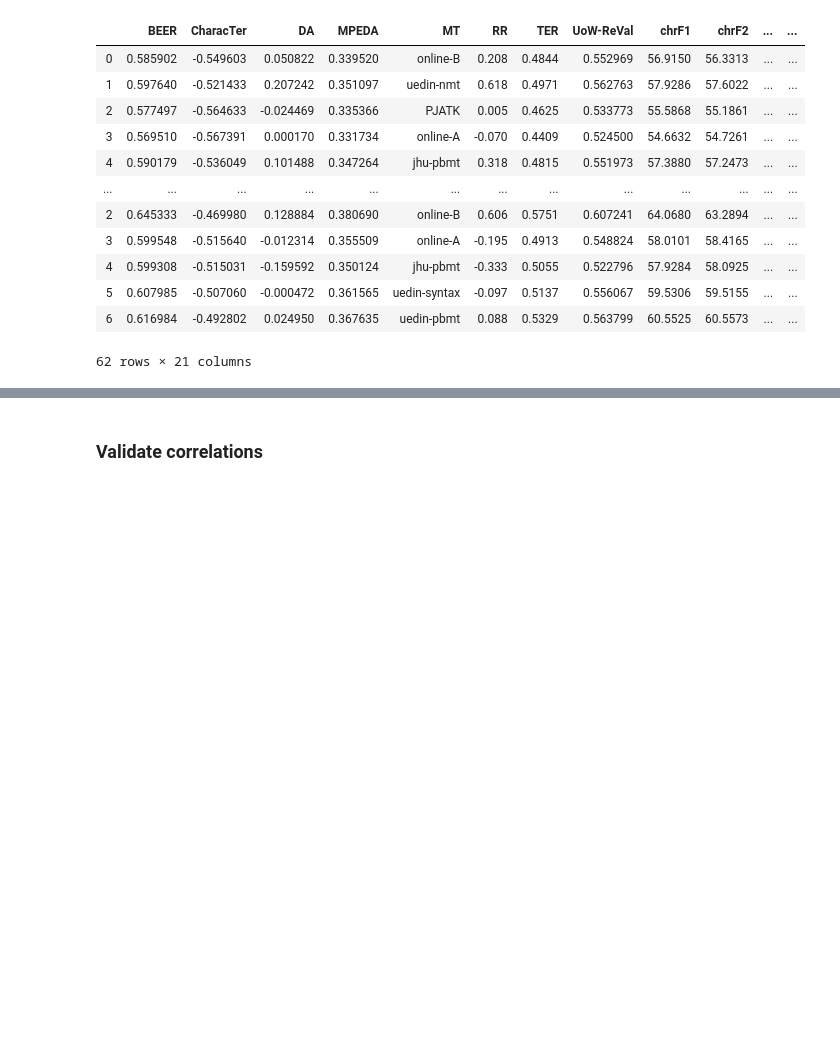
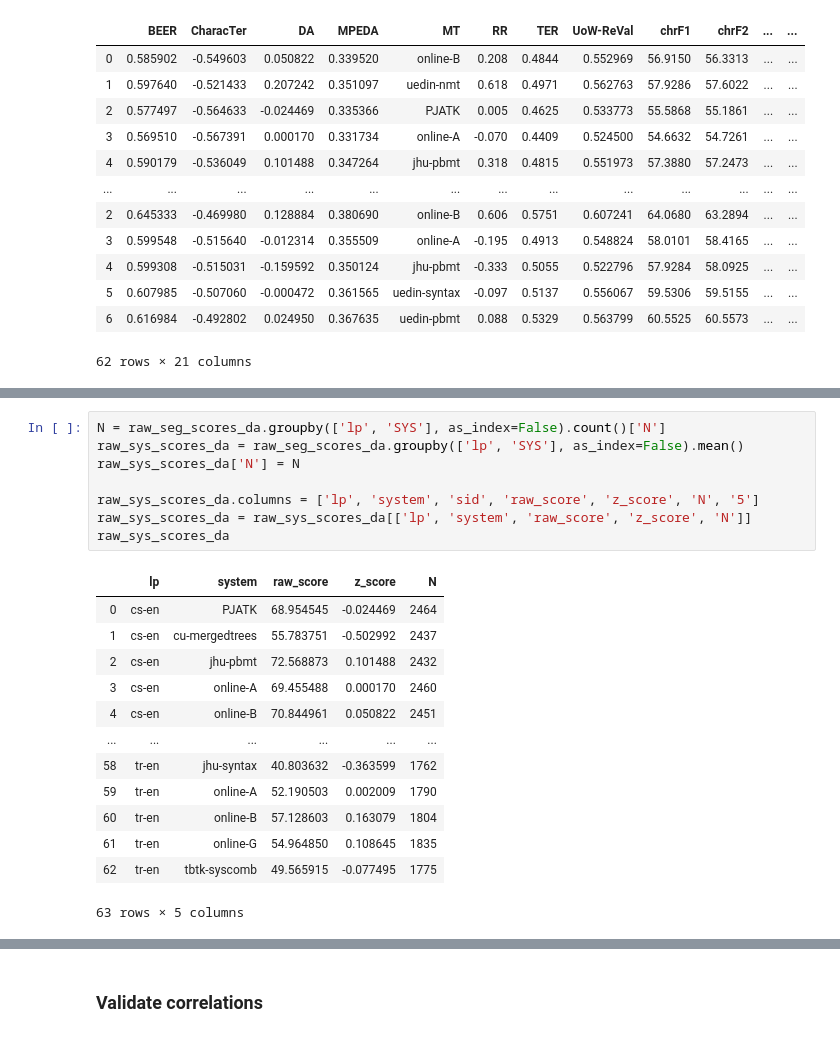
Before and after one commit to johntzwei/wmt16-19-metrics-shared-task, a Jupyter notebook: wmt16-data.ipynb, the cells around one changed output, grey strips where cells are left out. Drawn from its saved outputs; the diff is of its cells as text; blank space fills up the shorter version.

```diff
--- a/wmt16-data.ipynb
+++ b/wmt16-data.ipynb
@@ -53,0 +91,22 @@ sys_scores_da.columns = ['lp', 'score', 'system', 'BLEU', 'NIST', 'CDER', 'PER',
+# %%
+N = raw_seg_scores_da.groupby(['lp', 'SYS'], as_index=False).count()['N']
+raw_sys_scores_da = raw_seg_scores_da.groupby(['lp', 'SYS'], as_index=False).mean()
+raw_sys_scores_da['N'] = N
+
+raw_sys_scores_da.columns = ['lp', 'system', 'sid', 'raw_score', 'z_score', 'N', '5']
+raw_sys_scores_da = raw_sys_scores_da[['lp', 'system', 'raw_score', 'z_score', 'N']]
+raw_sys_scores_da
+# %% [output]
+|  | lp | system | raw_score | z_score | N |
+| 0 | cs-en | PJATK | 68.954545 | -0.024469 | 2464 |
+| 1 | cs-en | cu-mergedtrees | 55.783751 | -0.502992 | 2437 |
+| 2 | cs-en | jhu-pbmt | 72.568873 | 0.101488 | 2432 |
+| 3 | cs-en | online-A | 69.455488 | 0.000170 | 2460 |
+| 4 | cs-en | online-B | 70.844961 | 0.050822 | 2451 |
+| ... | ... | ... | ... | ... | ... |
+| 58 | tr-en | jhu-syntax | 40.803632 | -0.363599 | 1762 |
+| 59 | tr-en | online-A | 52.190503 | 0.002009 | 1790 |
+| 60 | tr-en | online-B | 57.128603 | 0.163079 | 1804 |
+| 61 | tr-en | online-G | 54.964850 | 0.108645 | 1835 |
+| 62 | tr-en | tbtk-syscomb | 49.565915 | -0.077495 | 1775 |
+63 rows × 5 columns
```
Also changed, not shown: parts of 21 cells of this notebook, 3 other files.
